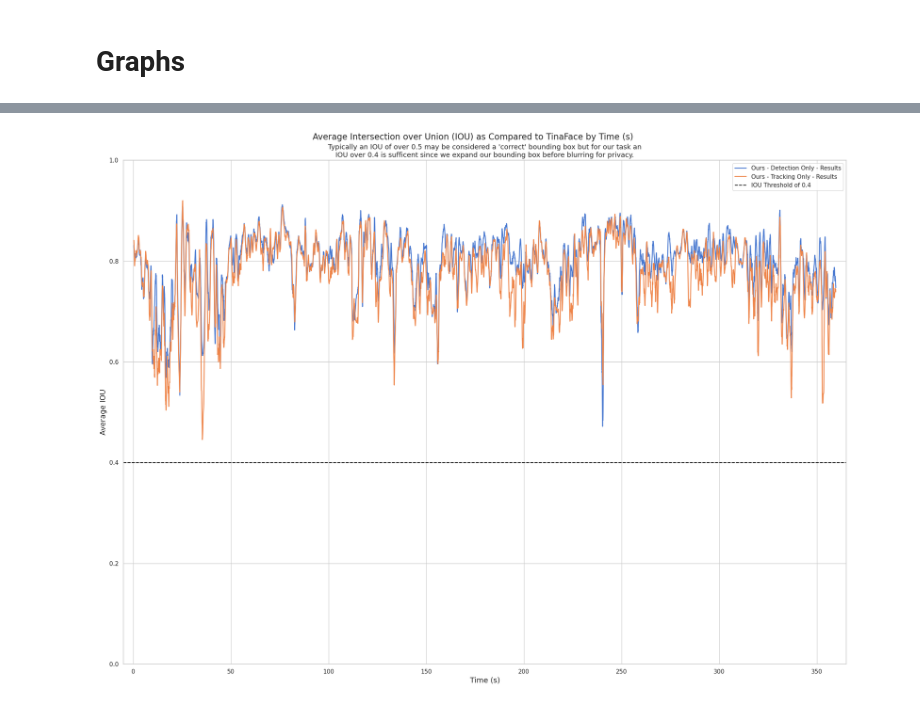
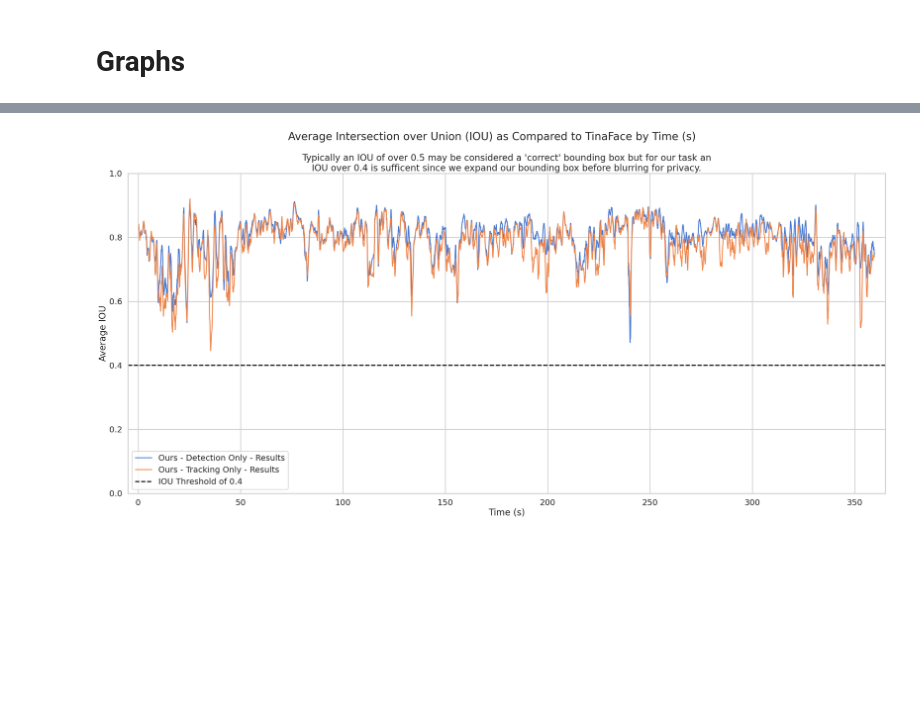
Before and after one commit to AniAggarwal/face-blur-rt, a Jupyter notebook: src/benchmarks.ipynb, the cells around one changed output, grey strips where cells are left out. Cells and saved outputs as stored; diff of their text form; code cells hidden in the pictures; blank space fills up the shorter version.

```diff
--- a/src/benchmarks.ipynb
+++ b/src/benchmarks.ipynb
@@ -351,11 +351,9 @@ dfi.export(df_stats_styled, '../data/plots/statistics_table.png')
 # %% [markdown]
 # Graphs
 # %%
-# sns.set(style="whitegrid")
-sns.set(style="whitegrid", palette="muted")
-# sns.set(style="whitegrid", palette="deep")
+sns.set(style="whitegrid", palette="muted", context="poster")
 
-fig, (ax1, ax2) = plt.subplots(2, 1, figsize=(20, 15), sharex=True)
+fig, (ax1, ax2) = plt.subplots(2, 1, figsize=(30, 15), sharex=True)
 
 # Graph 1: Frame Number vs Frames per Second (FPS)
 to_graph = {
@@ -369,36 +367,36 @@ to_graph = {
 }
 
 for label, df in to_graph.items():
-    sns.lineplot(x=df['s'], y=df['fps'].rolling(window=20).mean(), ax=ax1, label=label, linewidth=1.5)
+    sns.lineplot(x=df['s'], y=df['fps'].rolling(window=20).mean(), ax=ax1, label=label, linewidth=2.5)
 
 ax1.hlines(30, xmin=-5, xmax=365, label="Real Time Baseline", color="black", linestyle="--", linewidth=1)
-ax1.annotate("30 FPS Real Time Baseline", (1, 25))
+ax1.annotate("30 FPS Real Time Baseline", (1, 25), fontsize=14)
 
-ax1.set_title('Time (s) vs Frames per Second (FPS)', fontsize=16)
-ax1.set_ylabel('FPS', fontsize=14)
+ax1.set_title('Time (s) vs Frames per Second (FPS)')
+ax1.set_ylabel('FPS')
 ax1.set_ylim([-2, 130])
 ax1.get_legend().remove()
 
 # Graph 2: Frame Number vs Milliseconds per Frame
 for label, df in to_graph.items():
-    sns.lineplot(x=df['s'], y=df['time_elapsed'].rolling(window=5).mean(), ax=ax2, label=label, linewidth=1.5)
+    sns.lineplot(x=df['s'], y=df['time_elapsed'].rolling(window=5).mean(), ax=ax2, label=label, linewidth=2.5)
 
 # frame num / 30
 rerun_at = 1928 / 30
 ax2.axvline(rerun_at, linestyle='--', linewidth=1, color="black")
-ax2.annotate("Rerun After Crash Due to TinaFace Instability", (66, 3150), fontsize=9)
+ax2.annotate("Rerun After Crash Due to TinaFace Instability", (66, 3120), fontsize=14)
 
 
-ax2.set_title('Time (s) vs Milliseconds per Frame (ms)', fontsize=16)
-ax2.set_xlabel('Time (s)', fontsize=14)
-ax2.set_ylabel('Milliseconds per frame (ms)', fontsize=14)
+ax2.set_title('Time (s) vs Milliseconds per Frame (ms)')
+ax2.set_xlabel('Time (s)')
+ax2.set_ylabel('Milliseconds per frame (ms)')
 ax2.legend()
 ax2.set_xlim([-5, 365])
 ax2.set_ylim([-50, 3250])
 
-fig.suptitle('Comparative Analysis of Performance', fontsize=20)
+fig.suptitle('Comparative Analysis of Performance')
 # fig.tight_layout(rect=[0, 0.03, 1, 0.95])
 fig.tight_layout()
-plt.savefig("../data/plots/fps-ms-combined-all.png")
+plt.savefig("../data/plots/fps-ms-combined-all-large.png")
 plt.show()
 # %% [output]
@@ -406,28 +404,27 @@ plt.show()
 # %%
-# sns.set(style="whitegrid")
-sns.set(style="whitegrid", palette="muted")
+sns.set(style="whitegrid", palette="muted", context="poster")
 
-fig, ax = plt.subplots(1, 1, figsize=(20, 15))
+fig, ax = plt.subplots(1, 1, figsize=(30, 15))
 
 for label, (res, miss) in dfs_results.items():
     if "Detection Only" in label or "Tracking Only" in label:
         filtered_data = res[res["missed"] == False].groupby("frame_num").mean().rolling(window=20).mean()
-        sns.lineplot(data=filtered_data, x='s', y='iou', label=label, linewidth=1.75)
+        sns.lineplot(data=filtered_data, x='s', y='iou', label=label, linewidth=2.5)
 
 ax.set_xlim([-5, 365])
 ax.set_ylim([0, 1])
 
 plt.hlines(IOU_THRESH, label=f"IOU Threshold of {IOU_THRESH}", xmin=-5, xmax=365, linestyle="--", color="black")
 
-plt.suptitle('Average Intersection over Union (IOU) as Compared to TinaFace by Time (s)', fontsize=16)
-plt.title(f"Typically an IOU of over 0.5 may be considered a 'correct' bounding box but for our task an\nIOU over {IOU_THRESH} is sufficent since we expand our bounding box before blurring for privacy.", fontsize=13)
-plt.xlabel('Time (s)', fontsize=14)
-plt.ylabel('Average IOU', fontsize=14)
+plt.suptitle('Average Intersection over Union (IOU) as Compared to TinaFace by Time (s)')
+plt.title(f"Typically an IOU of over 0.5 may be considered a 'correct' bounding box but for our task an\nIOU over {IOU_THRESH} is sufficent since we expand our bounding box before blurring for privacy.")
+plt.xlabel('Time (s)')
+plt.ylabel('Average IOU')
 
 fig.tight_layout()
 plt.legend()
-plt.savefig("../data/plots/average-iou-by-time.png")
+plt.savefig("../data/plots/average-iou-by-time-large.png")
 plt.show()
 # %% [output]
-[figure, old version]
+[figure, new version]
 # %%
```
Also changed, not shown: parts of 2 cells of this notebook.
